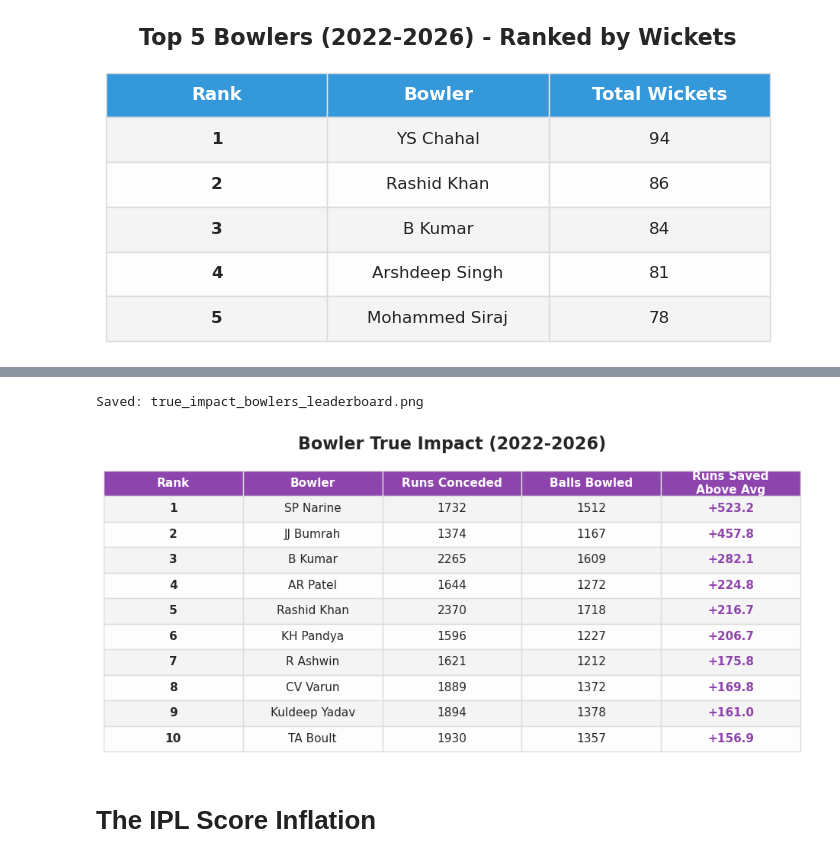
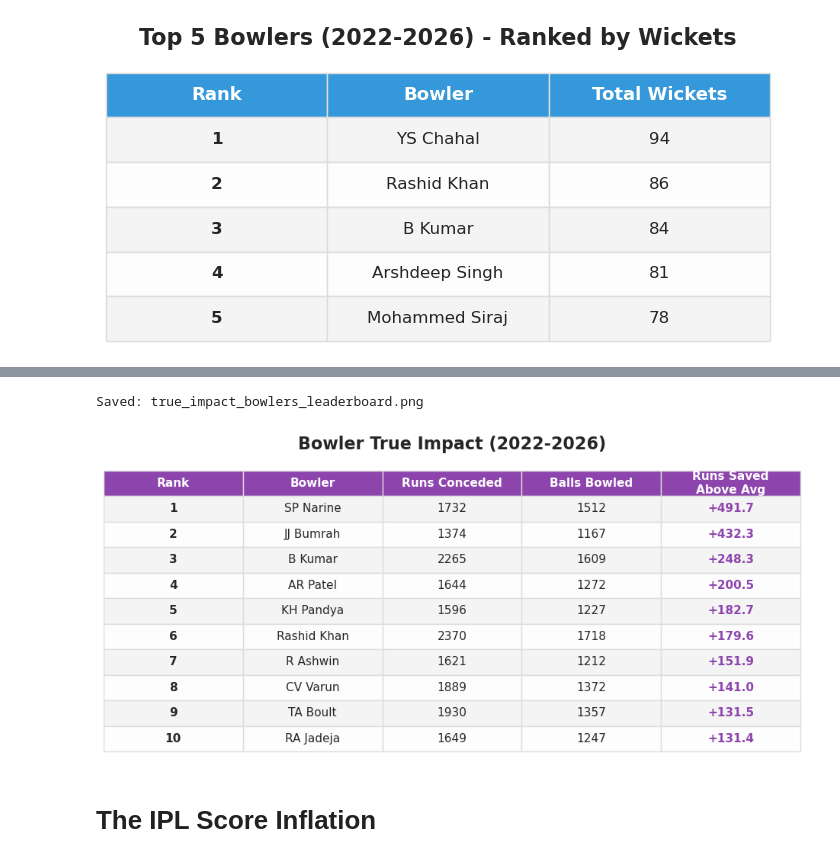
Before and after one commit to lyc0riz/IPL-crunch, a Jupyter notebook: notebooks/05_visualizations.ipynb, the cells around one changed output, grey strips where cells are left out. Saved outputs shown, nothing was run; the diff lists cells and outputs as text; code cells hidden in the pictures.

Commit message:
fixed some visuals

```diff
--- a/notebooks/05_visualizations.ipynb
+++ b/notebooks/05_visualizations.ipynb
@@ -1068,25 +1075,32 @@ modern_df = df[(df['season'].isin(target_seasons)) & (df['is_rain_reduced'] == 0
 modern_df['bowler_runs'] = modern_df['runs_batter'] + modern_df['extras_wides'].fillna(0) + modern_df['extras_noballs'].fillna(0)
 modern_df['is_legal_ball'] = np.where((modern_df['extras_wides'].fillna(0) == 0) & (modern_df['extras_noballs'].fillna(0) == 0), 1, 0)
 
-# --- STEP 3: Calculate the League Environment (Baseline) ---
-phase_env = modern_df.groupby('phase').agg(
-    total_league_runs=('bowler_runs', 'sum'),
-    total_league_balls=('is_legal_ball', 'sum')
-).reset_index()
 
-phase_env['league_avg_rpb'] = phase_env['total_league_runs'] / phase_env['total_league_balls']
-
-# --- STEP 4: Calculate Individual Bowler Stats per Phase ---
+# --- STEP 3: Calculate Individual Bowler Stats per Phase ---
 bowler_phase_stats = modern_df.groupby(['bowler', 'phase']).agg(
     actual_runs_conceded=('bowler_runs', 'sum'),
     legal_balls_bowled=('is_legal_ball', 'sum')
 ).reset_index()
 
-impact_df = pd.merge(bowler_phase_stats, phase_env[['phase', 'league_avg_rpb']], on='phase', how='left')
+
+# --- STEP 4: Calculate the "Elite" League Environment (New Baseline Logic) ---
+# To establish the baseline, a bowler MUST have bowled at least 10 overs (60 balls) in this specific phase
+qualified_phase_stats = bowler_phase_stats[bowler_phase_stats['legal_balls_bowled'] >= 60].copy()
+
+# Calculate the competitive Runs Per Ball (RPB) using ONLY the qualified bowlers
+phase_env = qualified_phase_stats.groupby('phase').apply(
+    lambda x: x['actual_runs_conceded'].sum() / x['legal_balls_bowled'].sum()
+).reset_index(name='league_avg_rpb')
+
+# Merge this highly competitive baseline back to the main dataset
+impact_df = pd.merge(bowler_phase_stats, phase_env, on='phase', how='left')
+
 
 # --- STEP 5: The True Impact Math ---
 impact_df['expected_runs'] = impact_df['legal_balls_bowled'] * impact_df['league_avg_rpb']
+# For bowlers, "Above Average" means saving runs, so Expected minus Actual
 impact_df['true_impact_rsaa'] = impact_df['expected_runs'] - impact_df['actual_runs_conceded']
+
 
 # --- STEP 6: Aggregate the Final Leaderboard ---
 final_impact = impact_df.groupby('bowler').agg(
@@ -1095,7 +1109,7 @@ final_impact = impact_df.groupby('bowler').agg(
     True_Impact=('true_impact_rsaa', 'sum')
 ).reset_index()
 
-# Filter for meaningful sample size (min 300 balls / 50 overs)
+# Filter for meaningful overall sample size (min 300 balls / 50 overs)
 final_impact = final_impact[final_impact['Total_Legal_Balls'] >= 300]
 top_impact_bowlers = final_impact.sort_values(by='True_Impact', ascending=False).head(10)
 
@@ -1114,7 +1128,6 @@ top_impact_bowlers.insert(0, 'Rank', range(1, 11))
 # --- STEP 7: FUNCTION TO DRAW THE IMAGE ---
 # ==========================================
 def render_impact_table(data, title, header_color, filename):
-    # ---> THE FIX: Shrunk width from 12 to 8.5 <---
     fig, ax = plt.subplots(figsize=(9.5, 4.5))
     ax.axis('off')
 
@@ -1130,34 +1143,34 @@ def render_impact_table(data, title, header_color, filename):
     table.set_fontsize(11)
 
     for (row, col), cell in table.get_celld().items():
         cell.set_edgecolor('#dddddd')
         if row == 0:
             cell.set_facecolor(header_color)
             cell.set_text_props(weight='bold', color='white', fontsize=11)
         else:
             cell.set_facecolor('#fdfdfd' if row % 2 == 0 else '#f4f4f4')
             if col == 0:
                 cell.set_text_props(weight='bold')
             if col == 4: # Highlight the RSAA column
                 cell.set_text_props(weight='bold', color='#8e44ad') # Deep purple
 
     plt.title(title, fontsize=16, fontweight='bold', pad=20)
     plt.tight_layout()
 
     # Save the visual using our custom tool before showing
     save_report_visual(fig, filename)
     plt.show()
 
 # --- STEP 8: GENERATE THE IMAGE ---
 render_impact_table(
     top_impact_bowlers[['Rank', 'Bowler', 'Runs Conceded', 'Balls Bowled', 'Runs Saved\nAbove Avg']],
     "Bowler True Impact (2022-2026)",
     '#8e44ad',
     'true_impact_bowlers_leaderboard.png'
 )
 # %% [output]
 Saved: true_impact_bowlers_leaderboard.png
-[figure, old version]
+[figure, new version]
 # %% [markdown]
 # The IPL Score Inflation
 # %%
```
Also changed, not shown: parts of 2 cells of this notebook, 2 other files.
